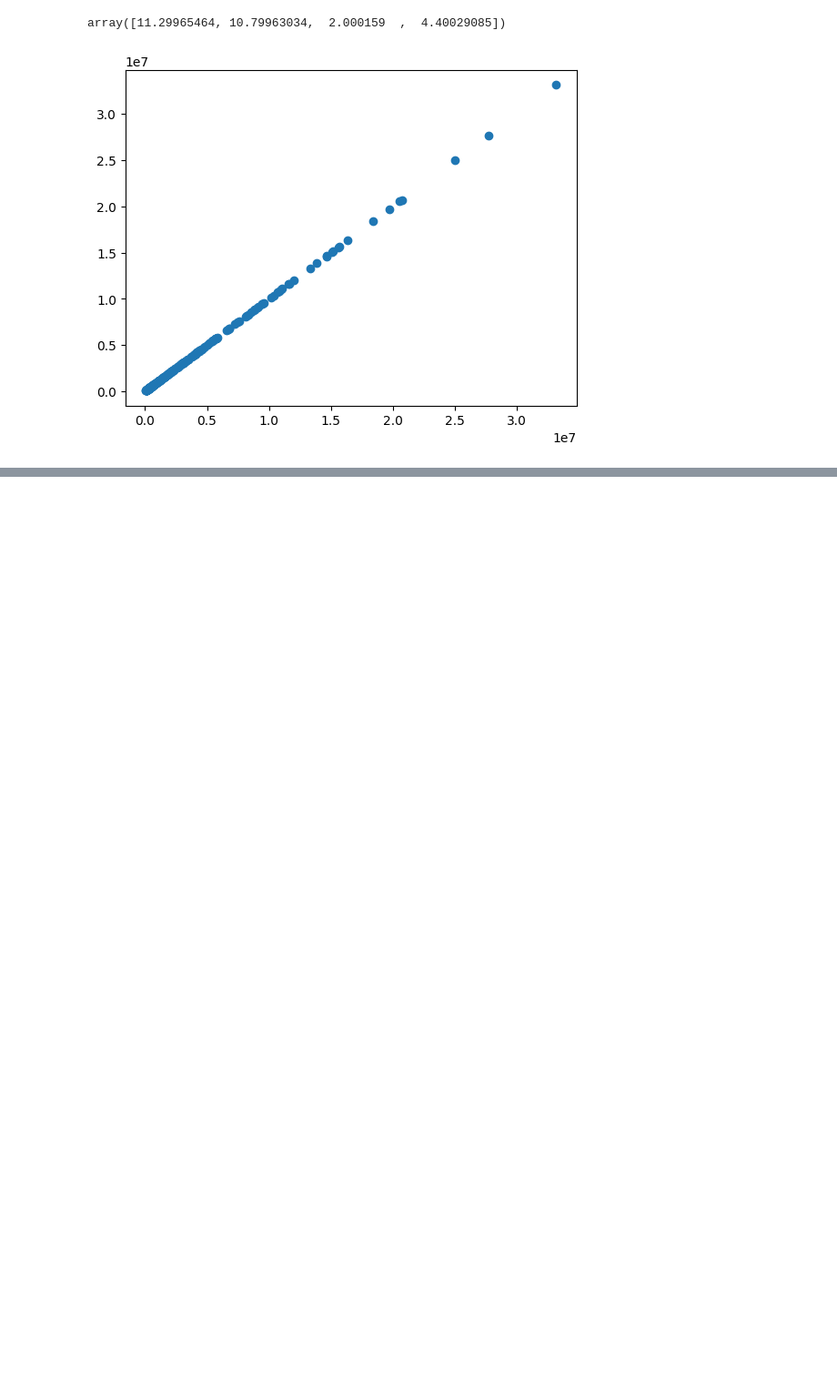
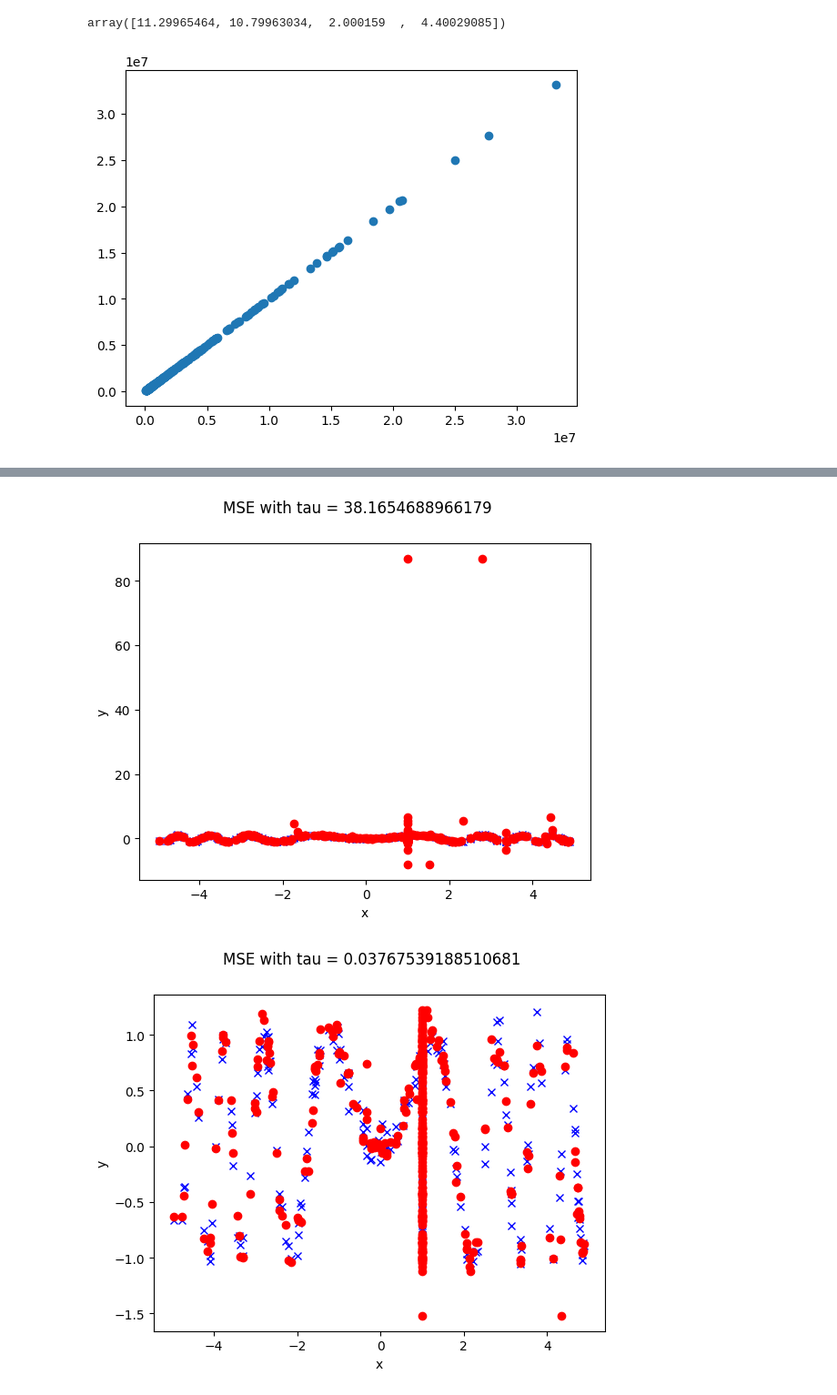
Before and after one commit to meganzj/Machine-Learning-cs229-2018, a Jupyter notebook: problem-sets/PS1/src/pset1-coding-jz.ipynb, the cells around one changed output, grey strips where cells are left out. Shown: that part at 91% size. Cells and saved outputs as stored; diff of their text form; code cells hidden in the pictures; blank space fills up the shorter version.

```diff
--- a/problem-sets/PS1/src/pset1-coding-jz.ipynb
+++ b/problem-sets/PS1/src/pset1-coding-jz.ipynb
@@ -601,0 +781,25 @@ plt.show()
+# %%
+tau_values = [3e-2, 5e-2, 1e-1, 5e-1, 1e0, 1e1]
+# *** START CODE HERE ***
+# Search tau_values for the best tau (lowest MSE on the validation set)
+min_mse = math.inf
+optimal_tau = tau_values[0]
+for t in tau_values:
+    wlr = LocallyWeightedLinearRegression(tau = t)
+    wlr.fit(x_train, y_train)
+    y_pred = wlr.predict(x_valid)
+    mse = np.mean((y_valid-y_pred)**2)
+    #print(f'MSE with tau = {mse}')
+    # Plot data
+    plt.figure()
+    plt.suptitle(f'MSE with tau = {mse}', fontsize=12)
+    plt.plot(x_valid, y_valid, 'bx', linewidth=2)
+    plt.plot(x_valid, y_pred, 'ro', linewidth=2)
+    plt.xlabel('x')
+    plt.ylabel('y')
+    if mse < min_mse:
+        min_mse = mse
+        optimal_tau = t
+# %% [output]
+[figure, added]
+[figure, added]
```
Also changed, not shown: parts of 19 cells of this notebook, 2 other files.
